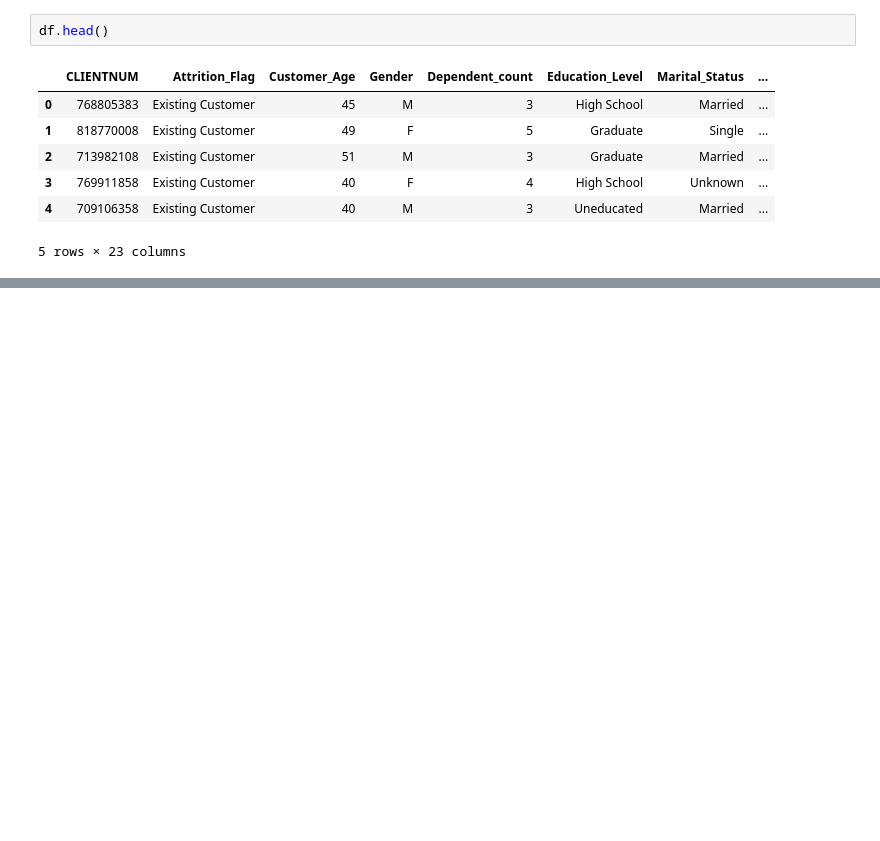
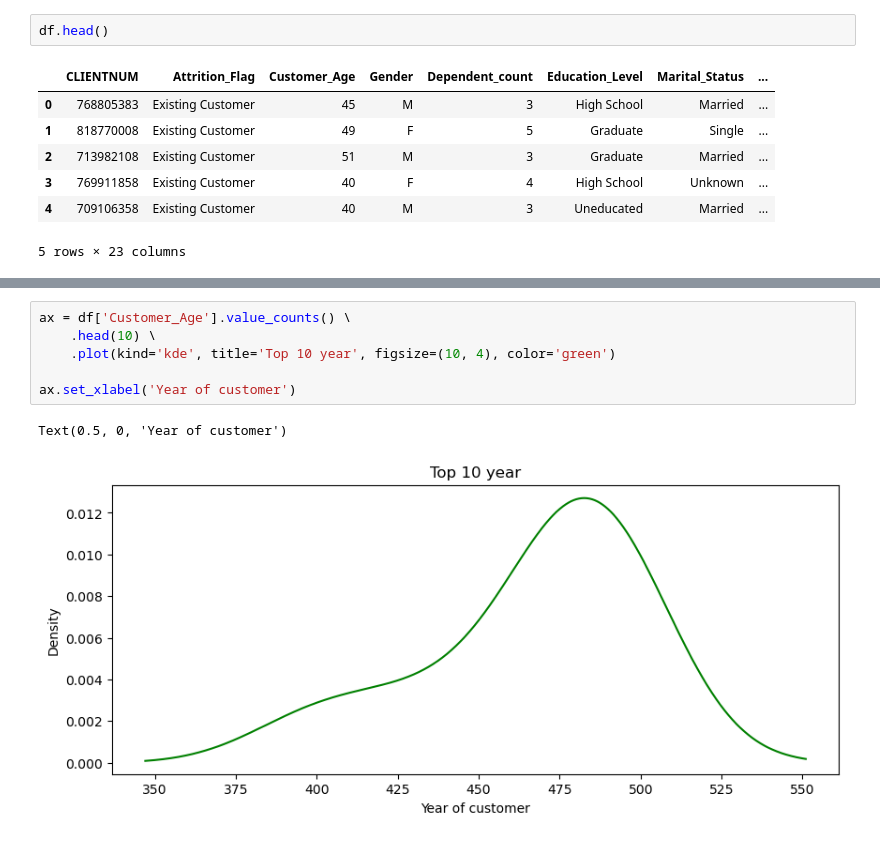
Before and after one commit to vitrykus55/Credit-Card-customers, a Jupyter notebook: src/data/imports.ipynb, the cells around one changed output, grey strips where cells are left out. Drawn from its saved outputs; the diff is of its cells as text; blank space fills up the shorter version.

```diff
--- a/src/data/imports.ipynb
+++ b/src/data/imports.ipynb
@@ -142,0 +101,9 @@ plt.show()
+# %%
+ax = df['Customer_Age'].value_counts() \
+    .head(10) \
+    .plot(kind='kde', title='Top 10 year', figsize=(10, 4), color='green')
+
+ax.set_xlabel('Year of customer')
+# %% [output]
+Text(0.5, 0, 'Year of customer')
+[figure, added]
```
Also changed, not shown: parts of 22 cells of this notebook.
